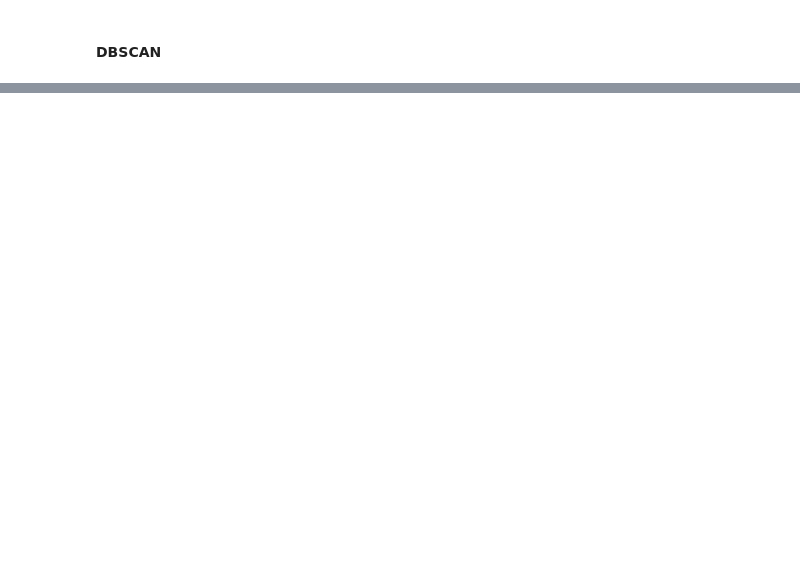
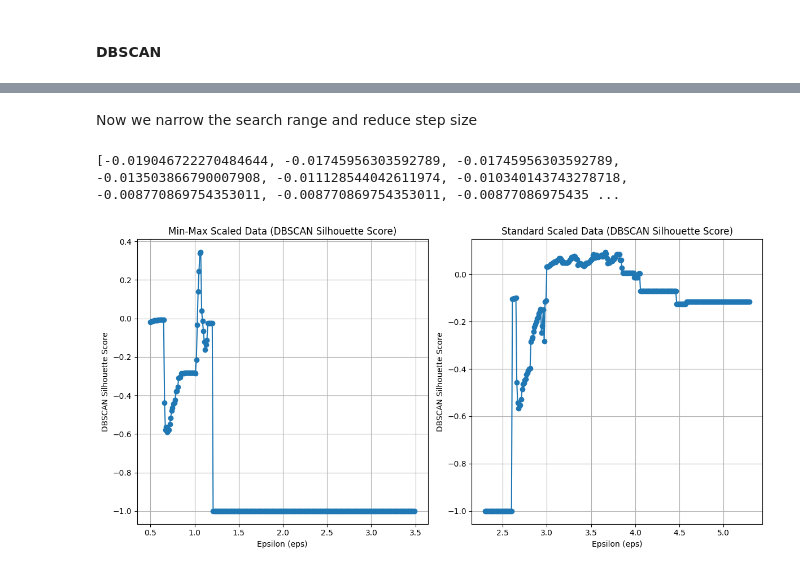
Before and after one commit to ZhaoPeiduo/CS5228-Project-07, a Jupyter notebook: unsupervised_learning.ipynb, the cells around one changed output, grey strips where cells are left out. Saved outputs shown, nothing was run; the diff lists cells and outputs as text; code cells hidden in the pictures; blank space fills up the shorter version.

```diff
--- a/unsupervised_learning.ipynb
+++ b/unsupervised_learning.ipynb
@@ -111,0 +137,18 @@ plot_results(min_max_silhouette_dbscan, standard_silhouette_dbscan, metric_name=
+# %% [markdown]
+Now we narrow the search range and reduce step size
+# %%
+scaling_params = {
+    'Min-Max': {'start': 0.5, 'step': 0.01},
+    'Standard': {'start': 2.3, 'step': 0.01}
+}
+
+num_steps = 300
+
+scaling_params['Min-Max']['results'] = dbscan_silhouette_scores(min_max_train_df, start=scaling_params['Min-Max']['start'], step=scaling_params['Min-Max']['step'], num_steps=num_steps, min_samples=50)
+scaling_params['Standard']['results'] = dbscan_silhouette_scores(standard_train_df, start=scaling_params['Standard']['start'], step=scaling_params['Standard']['step'], num_steps=num_steps, min_samples=50)
+
+print(scaling_params['Min-Max']['results'], scaling_params['Standard']['results'])
+plot_results(scaling_params, metric_name='DBSCAN Silhouette Score', num_steps=num_steps)
+# %% [output]
+[-0.019046722270484644, -0.01745956303592789, -0.01745956303592789, -0.013503866790007908, -0.011128544042611974, -0.010340143743278718, -0.008770869754353011, -0.008770869754353011, -0.00877086975435 ...
+[figure, added]
```
Also changed, not shown: parts of 11 cells of this notebook, 4 other files.
